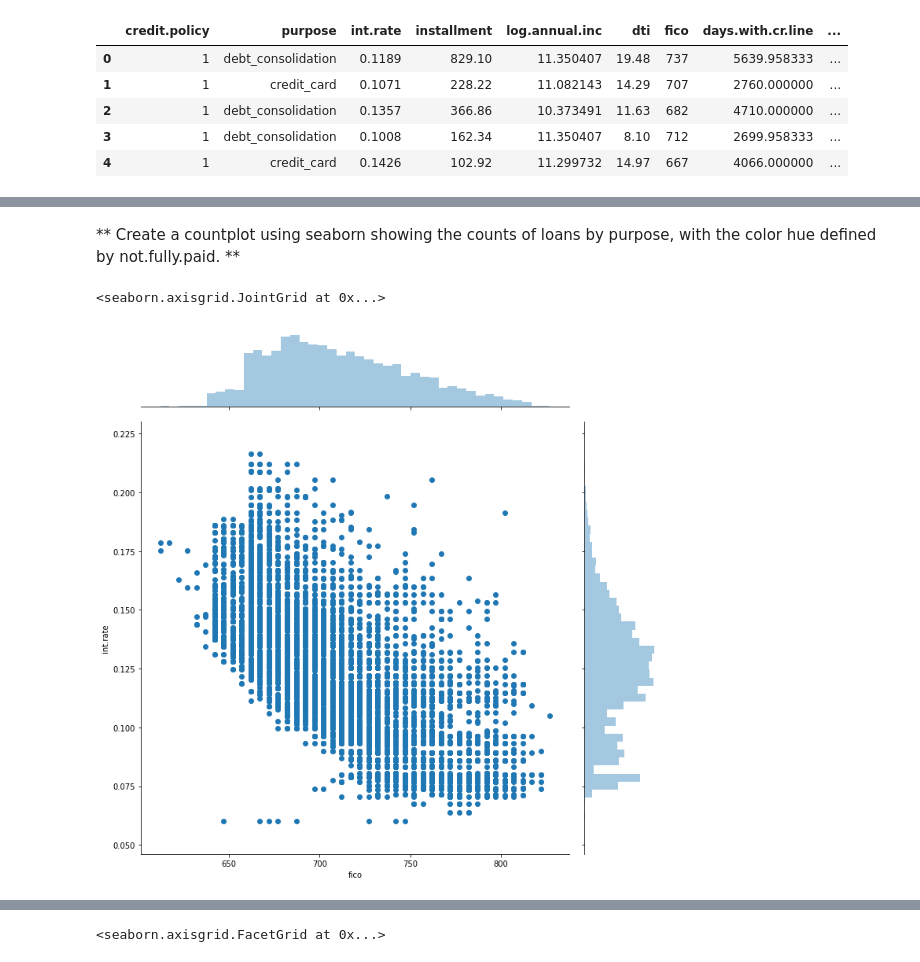
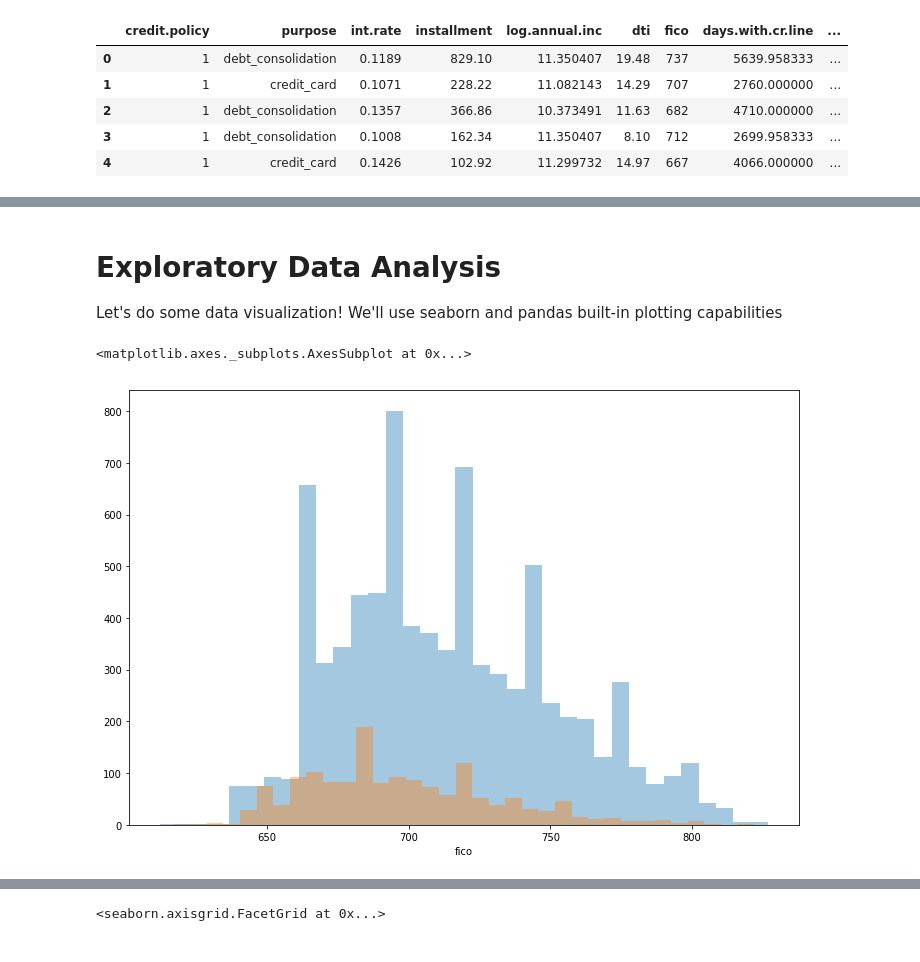
Before and after one commit to Pradhy729/Loan-payment-prediction, a Jupyter notebook: 02-Decision Trees and Random Forest Project.ipynb, the cells around one changed output, grey strips where cells are left out. Cells and saved outputs as stored; diff of their text form; code cells hidden in the pictures.

```diff
--- a/02-Decision Trees and Random Forest Project.ipynb
+++ b/02-Decision Trees and Random Forest Project.ipynb
@@ -122,7 +79,11 @@ Let's do some data visualization! We'll use seaborn and pandas built-in plotting
-# %% [markdown]
-** Create a countplot using seaborn showing the counts of loans by purpose, with the color hue defined by not.fully.paid. **
-# %%
-sns.jointplot('fico','int.rate',data=loan_df,size=10)
-# %% [output]
-<seaborn.axisgrid.JointGrid at 0x...>
-[figure, removed]
+# %% [markdown]
+# Exploratory Data Analysis
+
+Let's do some data visualization! We'll use seaborn and pandas built-in plotting capabilities
+# %%
+plt.figure(figsize=(12,8))
+sns.distplot(loan_df[loan_df['not.fully.paid']==0]['fico'], kde=False, bins=35)
+sns.distplot(loan_df[loan_df['not.fully.paid']==1]['fico'], kde=False, bins=35)
+# %% [output]
+<matplotlib.axes._subplots.AxesSubplot at 0x...>
+[figure, added]
```
Also changed, not shown: parts of 62 cells of this notebook.
